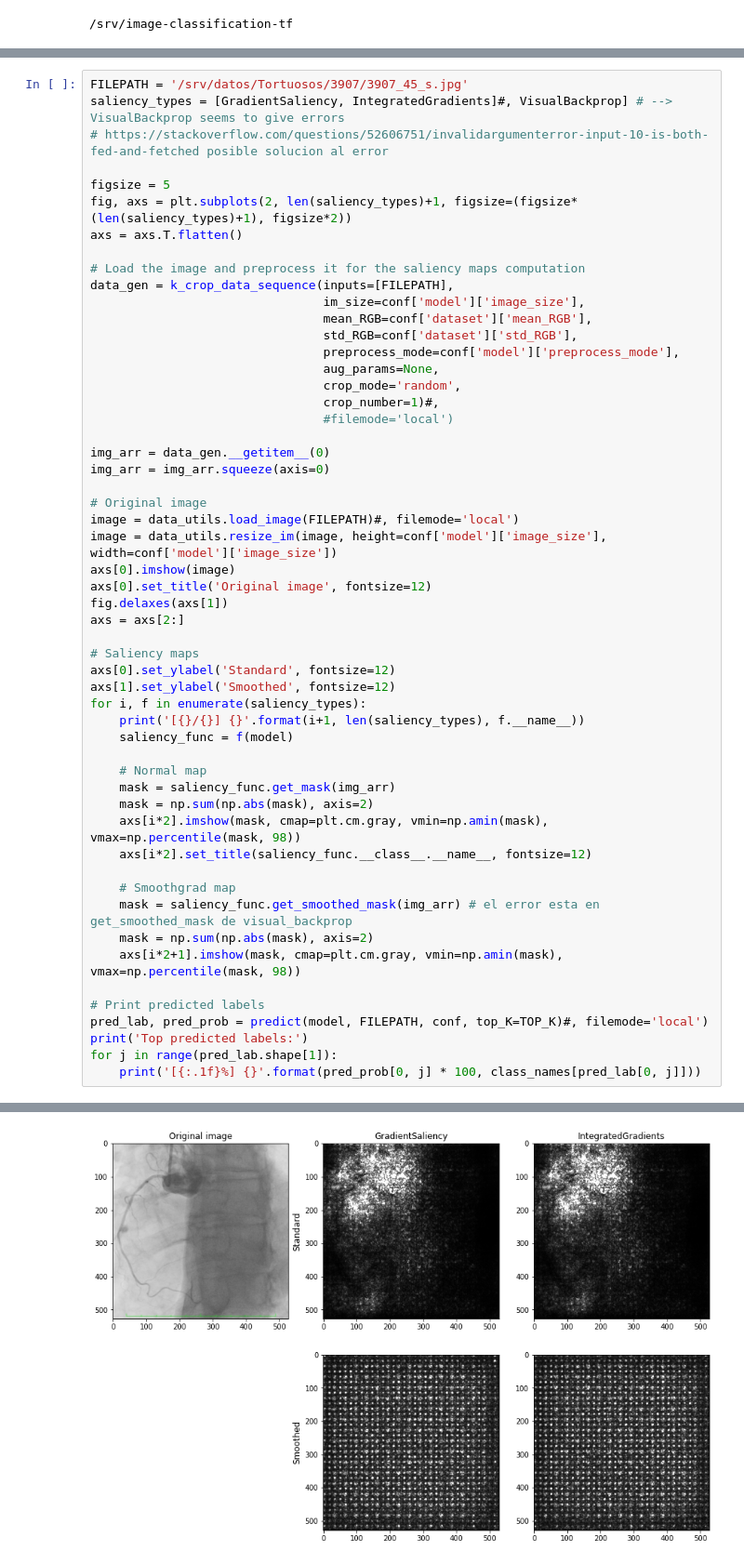
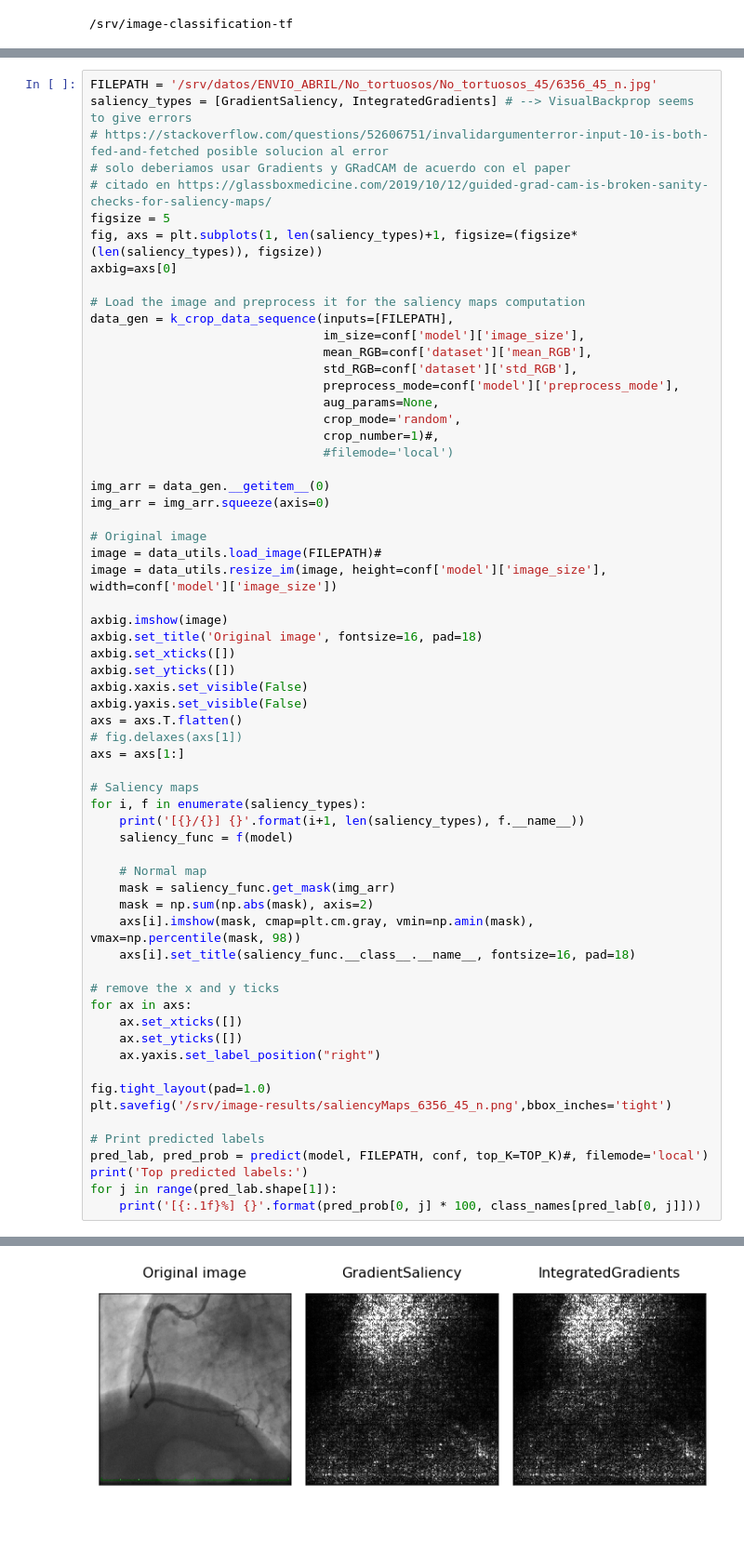
Before and after one commit to MiriamCobo/CoronaryArteries, a Jupyter notebook: notebooks/3.2-Saliency_maps-45.ipynb, the cells around one changed output, grey strips where cells are left out. Shown at 93% size. Drawn from its saved outputs; the diff is of its cells as text; blank space fills up the shorter version.

```diff
--- a/notebooks/3.2-Saliency_maps-45.ipynb
+++ b/notebooks/3.2-Saliency_maps-45.ipynb
@@ -123,11 +144,12 @@ Top predicted labels:
 # %%
-FILEPATH = '/srv/datos/Tortuosos/3907/3907_45_s.jpg'
-saliency_types = [GradientSaliency, IntegratedGradients]#, VisualBackprop] # --> VisualBackprop seems to give errors
+FILEPATH = '/srv/datos/ENVIO_ABRIL/No_tortuosos/No_tortuosos_45/6356_45_n.jpg'
+saliency_types = [GradientSaliency, IntegratedGradients] # --> VisualBackprop seems to give errors
 # https://stackoverflow.com/questions/52606751/invalidargumenterror-input-10-is-both-fed-and-fetched posible solucion al error
-
+# solo deberiamos usar Gradients y GRadCAM de acuerdo con el paper
+# citado en https://glassboxmedicine.com/2019/10/12/guided-grad-cam-is-broken-sanity-checks-for-saliency-maps/
 figsize = 5
-fig, axs = plt.subplots(2, len(saliency_types)+1, figsize=(figsize*(len(saliency_types)+1), figsize*2))
-axs = axs.T.flatten()
+fig, axs = plt.subplots(1, len(saliency_types)+1, figsize=(figsize*(len(saliency_types)), figsize))
+axbig=axs[0]
 
 # Load the image and preprocess it for the saliency maps computation
 data_gen = k_crop_data_sequence(inputs=[FILEPATH],
@@ -144,16 +166,20 @@ img_arr = data_gen.__getitem__(0)
 img_arr = img_arr.squeeze(axis=0)
 
 # Original image
-image = data_utils.load_image(FILEPATH)#, filemode='local')
+image = data_utils.load_image(FILEPATH)#
 image = data_utils.resize_im(image, height=conf['model']['image_size'], width=conf['model']['image_size'])
-axs[0].imshow(image)
-axs[0].set_title('Original image', fontsize=12)
-fig.delaxes(axs[1])
-axs = axs[2:]
+
+axbig.imshow(image)
+axbig.set_title('Original image', fontsize=16, pad=18)
+axbig.set_xticks([])
+axbig.set_yticks([])
+axbig.xaxis.set_visible(False)
+axbig.yaxis.set_visible(False)
+axs = axs.T.flatten()
+# fig.delaxes(axs[1])
+axs = axs[1:]
 
 # Saliency maps
-axs[0].set_ylabel('Standard', fontsize=12)
-axs[1].set_ylabel('Smoothed', fontsize=12)
 for i, f in enumerate(saliency_types):
     print('[{}/{}] {}'.format(i+1, len(saliency_types), f.__name__))
     saliency_func = f(model)
@@ -161,13 +187,17 @@ for i, f in enumerate(saliency_types):
     # Normal map
     mask = saliency_func.get_mask(img_arr)
     mask = np.sum(np.abs(mask), axis=2)
-    axs[i*2].imshow(mask, cmap=plt.cm.gray, vmin=np.amin(mask), vmax=np.percentile(mask, 98))
-    axs[i*2].set_title(saliency_func.__class__.__name__, fontsize=12)
+    axs[i].imshow(mask, cmap=plt.cm.gray, vmin=np.amin(mask), vmax=np.percentile(mask, 98))
+    axs[i].set_title(saliency_func.__class__.__name__, fontsize=16, pad=18)
 
-    # Smoothgrad map
-    mask = saliency_func.get_smoothed_mask(img_arr) # el error esta en get_smoothed_mask de visual_backprop
-    mask = np.sum(np.abs(mask), axis=2)
-    axs[i*2+1].imshow(mask, cmap=plt.cm.gray, vmin=np.amin(mask), vmax=np.percentile(mask, 98))
+# remove the x and y ticks
+for ax in axs:
+    ax.set_xticks([])
+    ax.set_yticks([])
+    ax.yaxis.set_label_position("right")
+
+fig.tight_layout(pad=1.0)
+plt.savefig('/srv/image-results/saliencyMaps_6356_45_n.png',bbox_inches='tight')
 
 # Print predicted labels
 pred_lab, pred_prob = predict(model, FILEPATH, conf, top_K=TOP_K)#, filemode='local')
@@ -184 +214 @@ Top predicted labels:
-[figure, old version]
+[figure, new version]
```
Also changed, not shown: parts of 5 cells of this notebook, 4 other files.
